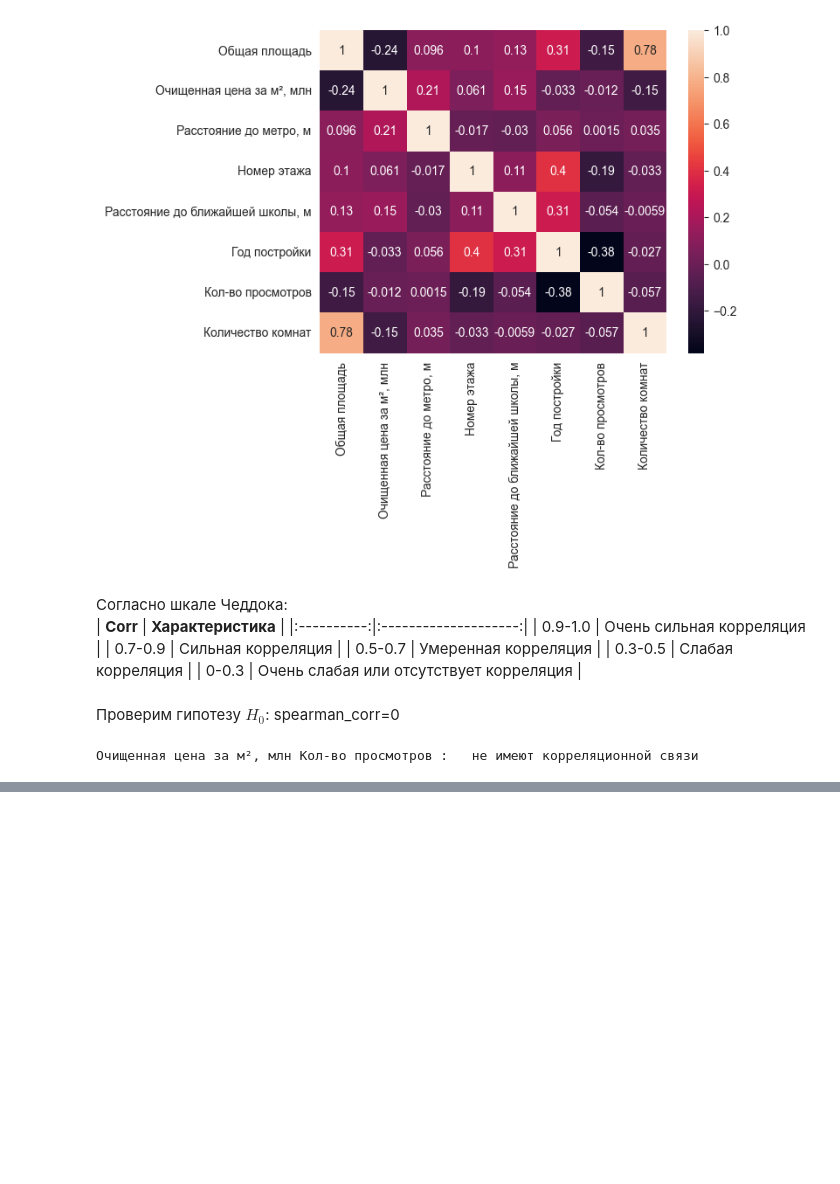
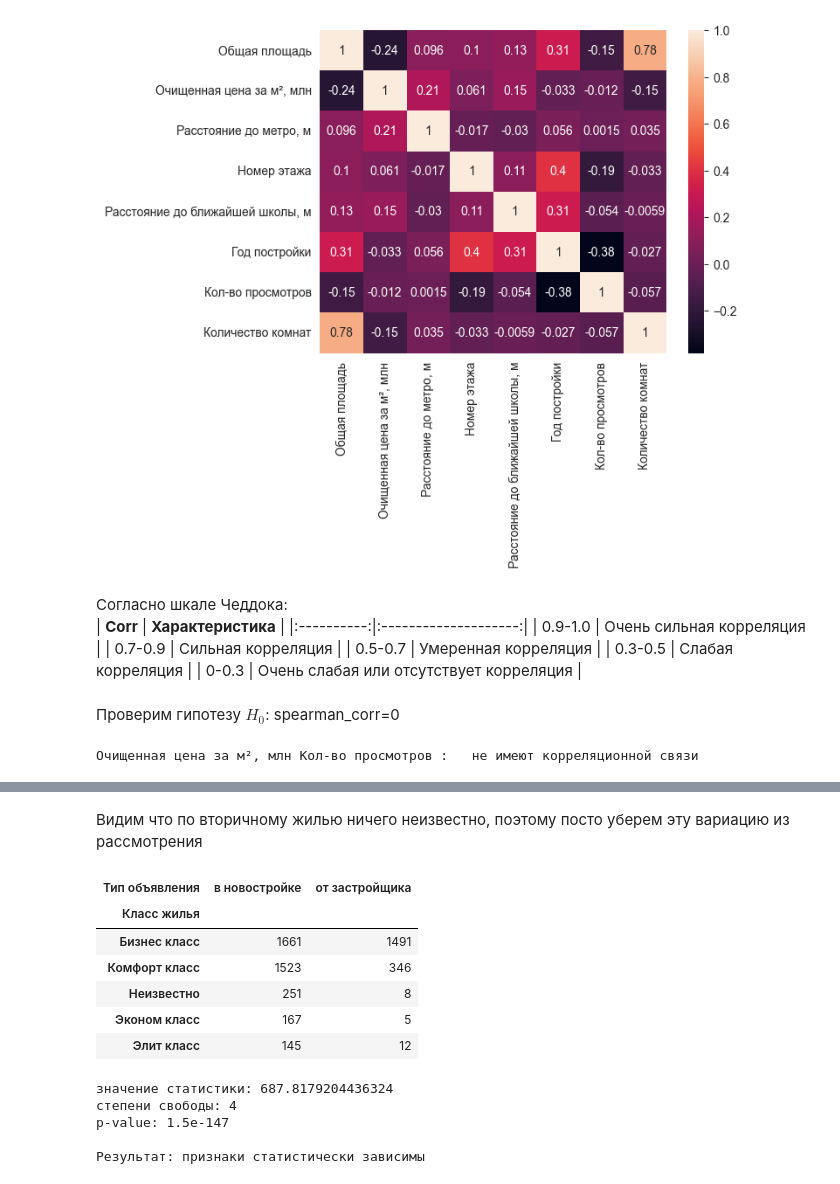
Before and after one commit to Torgovatel/Projects, a Jupyter notebook: DS/moscow-estate-agency-dm/src/main.ipynb, the cells around one changed output, grey strips where cells are left out. Cells and saved outputs as stored; diff of their text form; code cells hidden in the pictures; blank space fills up the shorter version.

```diff
--- a/DS/moscow-estate-agency-dm/src/main.ipynb
+++ b/DS/moscow-estate-agency-dm/src/main.ipynb
@@ -1183,0 +1224,27 @@ for i, col_i in enumerate(col):
+# %% [markdown]
+Видим что по вторичному жилью ничего неизвестно, поэтому посто уберем эту вариацию из рассмотрения
+# %%
+WD = pd.crosstab(dataset[dataset['Тип объявления']!='вторичка']['Класс жилья'], dataset[dataset['Тип объявления']!='вторичка']['Тип объявления']); WD
+# %% [output]
+| Тип объявления | в новостройке | от застройщика |
+| Класс жилья |  |  |
+| Бизнес класс | 1661 | 1491 |
+| Комфорт класс | 1523 | 346 |
+| Неизвестно | 251 | 8 |
+| Эконом класс | 167 | 5 |
+| Элит класс | 145 | 12 |
+# %%
+chi2, p_val, f, expected = scipy.stats.chi2_contingency(WD)
+output = "значение статистики: {}\nстепени свободы: {}\np-value: {:.1e}\n"
+print(output.format(chi2, f, p_val))
+
+if p_val < alpha:
+    print('Результат: признаки статистически зависимы')
+else:
+    print('Результат: признаки статистически независимы')
+# %% [output]
+значение статистики: 687.8179204436324
+степени свободы: 4
+p-value: 1.5e-147
+
+Результат: признаки статистически зависимы
```
Also changed, not shown: parts of 10 cells of this notebook.
